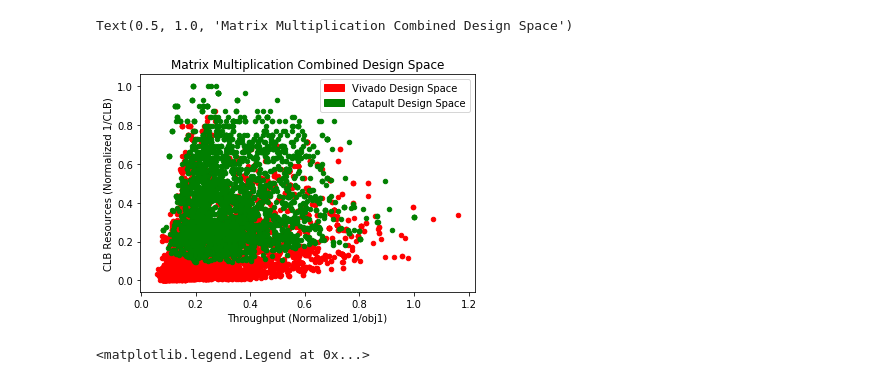
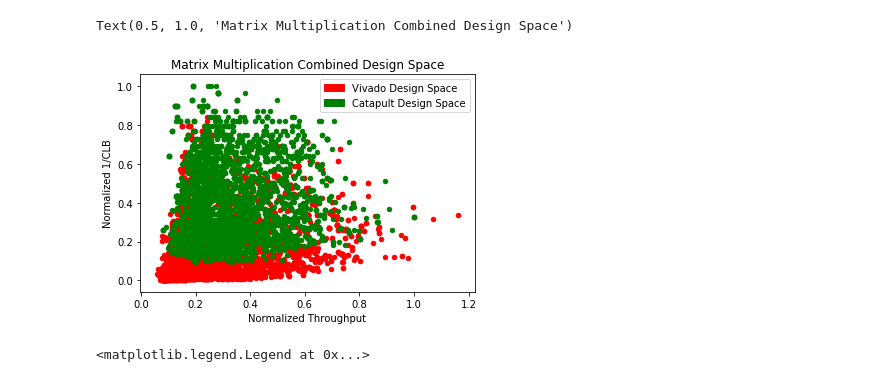
Before and after one commit to KastnerRG/Spector-HLS, a Jupyter notebook: matrix_multiplication/results/postproc/matmul_postproc.ipynb, the cells around one changed output. Saved outputs shown, nothing was run; the diff lists cells and outputs as text; code cells hidden in the pictures.

```diff
--- a/matrix_multiplication/results/postproc/matmul_postproc.ipynb
+++ b/matrix_multiplication/results/postproc/matmul_postproc.ipynb
@@ -37,17 +37,17 @@ vdfx = vdfx.drop(columns=['knob_PARTITION_FACTOR'])
 # %%
 ax1 = vdfx.plot(x='throughput', y='1/obj2', kind='scatter', c='r')
 ax = cdfx.plot(x='throughput', y='1/obj2', kind='scatter', c='g', ax=ax1)
 #ax1.set_ylim(0,0.016)
 
 red_data = mpatches.Patch(color='red', label='Vivado Design Space')
 green_data = mpatches.Patch(color='green', label='Catapult Design Space')
 plt.legend(handles=[red_data, green_data])
-plt.xlabel('Throughput (Normalized 1/obj1)')
-plt.ylabel('CLB Resources (Normalized 1/CLB)')
+plt.xlabel('Normalized Throughput')
+plt.ylabel('Normalized 1/CLB')
 plt.title("Matrix Multiplication Combined Design Space")
 # %% [output]
 Text(0.5, 1.0, 'Matrix Multiplication Combined Design Space')
-[figure, old version]
+[figure, new version]
 # %%
 cdfx['1/obj1']=1/cdfx['obj1']
 vdfx['1/obj1']=1/vdfx['obj1']
```
Also changed, not shown: parts of 9 cells of this notebook, 6 other files.
